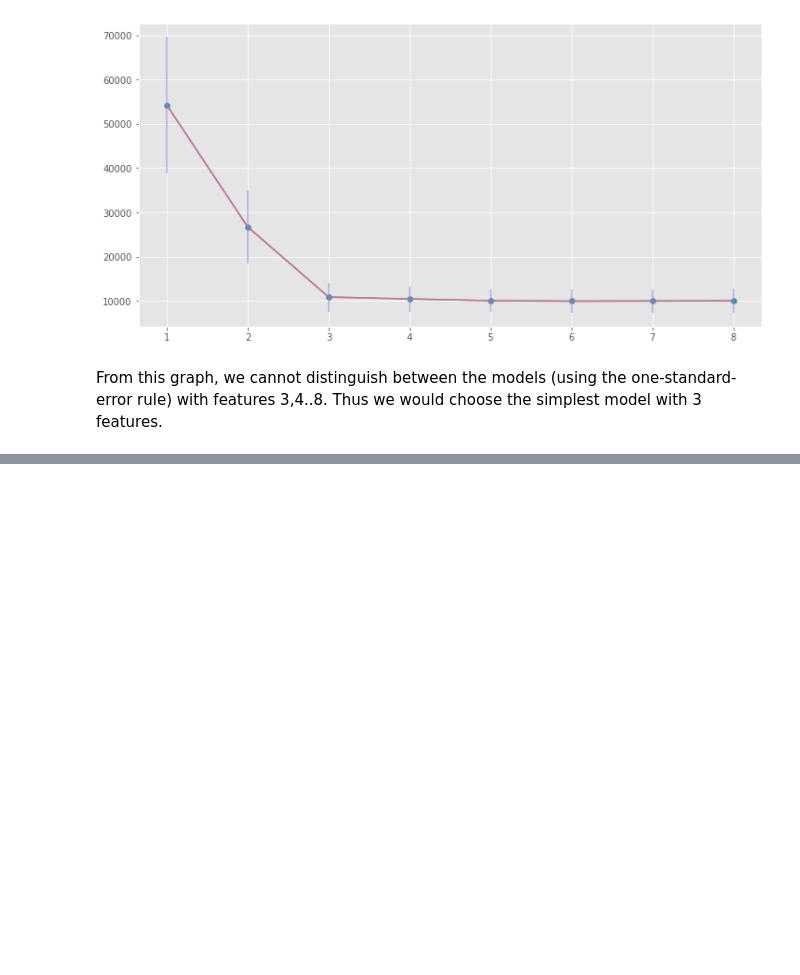
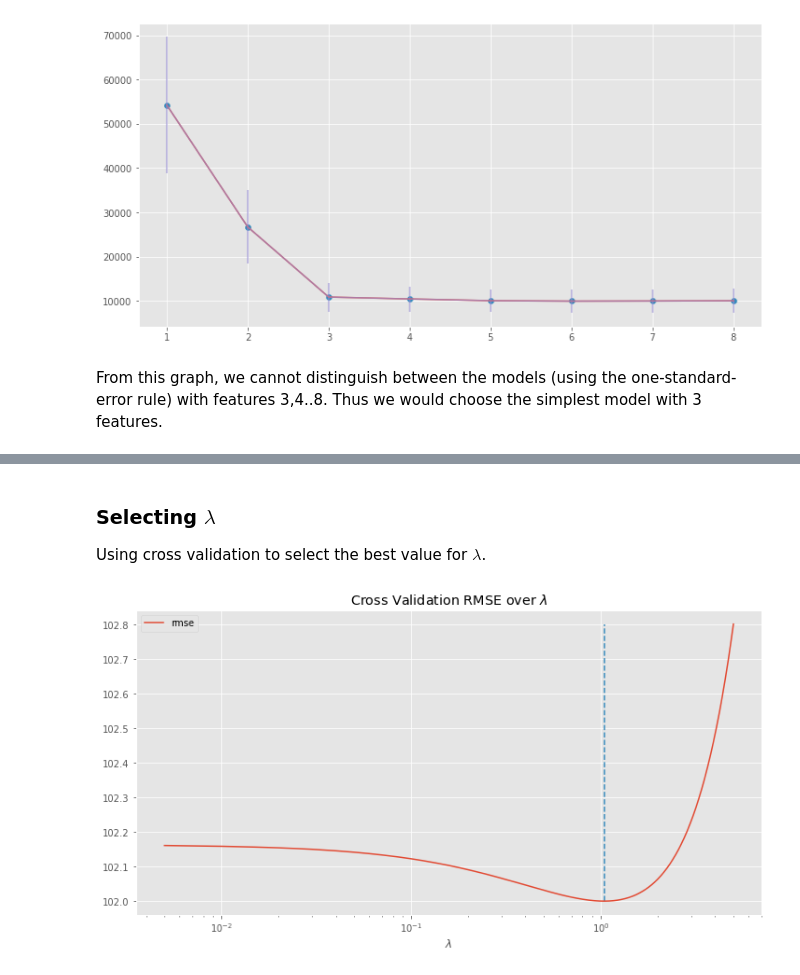
Before and after one commit to Rendiere/statistical-learning, a Jupyter notebook: ITSL/notebooks/Chapter 06.ipynb, the cells around one changed output, grey strips where cells are left out. Drawn from its saved outputs; the diff is of its cells as text; code cells hidden in the pictures; blank space fills up the shorter version.

```diff
--- a/ITSL/notebooks/Chapter 06.ipynb
+++ b/ITSL/notebooks/Chapter 06.ipynb
@@ -308,0 +461,21 @@ From this graph, we cannot distinguish between the models (using the one-standar
+# %% [markdown]
+### Selecting $\lambda$
+
+Using cross validation to select the best value for $\lambda$.
+# %%
+scores = {}
+
+for lambda_ in tqdm_notebook(np.linspace(5e-3, 5, 1000)):
+    rr = Ridge(lambda_, random_state=0)
+
+    cv_score = cross_val_score(rr, X, y, cv=5, scoring='neg_mean_squared_error')
+
+    scores[lambda_] = np.sqrt(-1*(np.mean(cv_score)))
+# %%
+scores_df = pd.DataFrame.from_dict(scores, orient='index', columns=['rmse'])
+ax = scores_df.plot(logx=True, figsize=(12,6))
+ax.set_xlabel('$\lambda$');
+ax.vlines(scores_df.rmse.idxmin(), scores_df.rmse.min(), scores_df.rmse.max(), colors[1], '--')
+ax.set_title('Cross Validation RMSE over $\lambda$');
+# %% [output]
+[figure, added]
```
Also changed, not shown: parts of 19 cells of this notebook, 4 other files.
